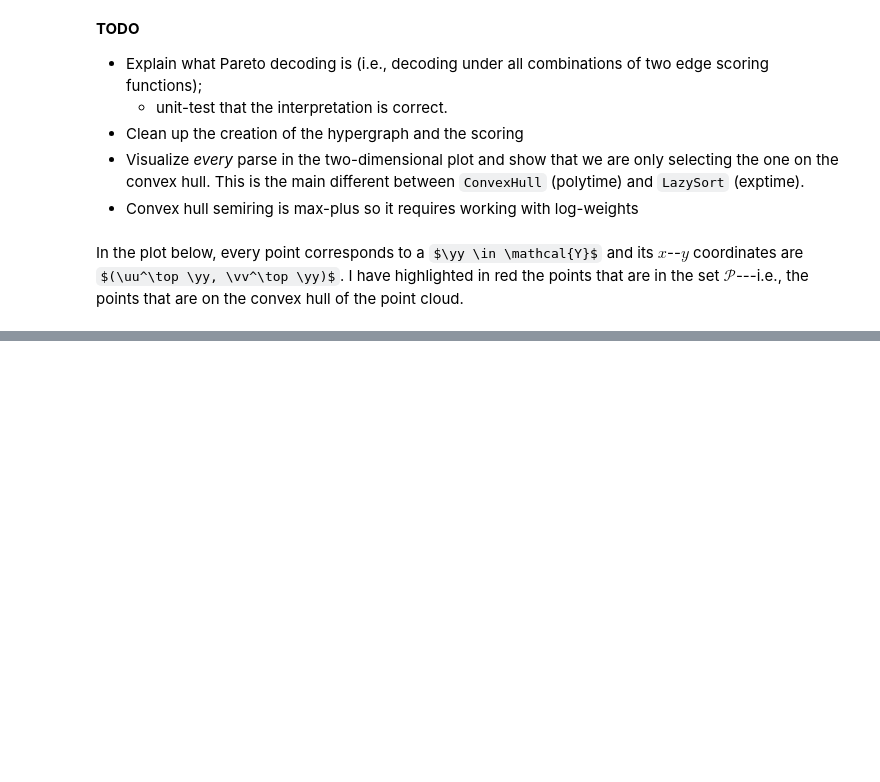
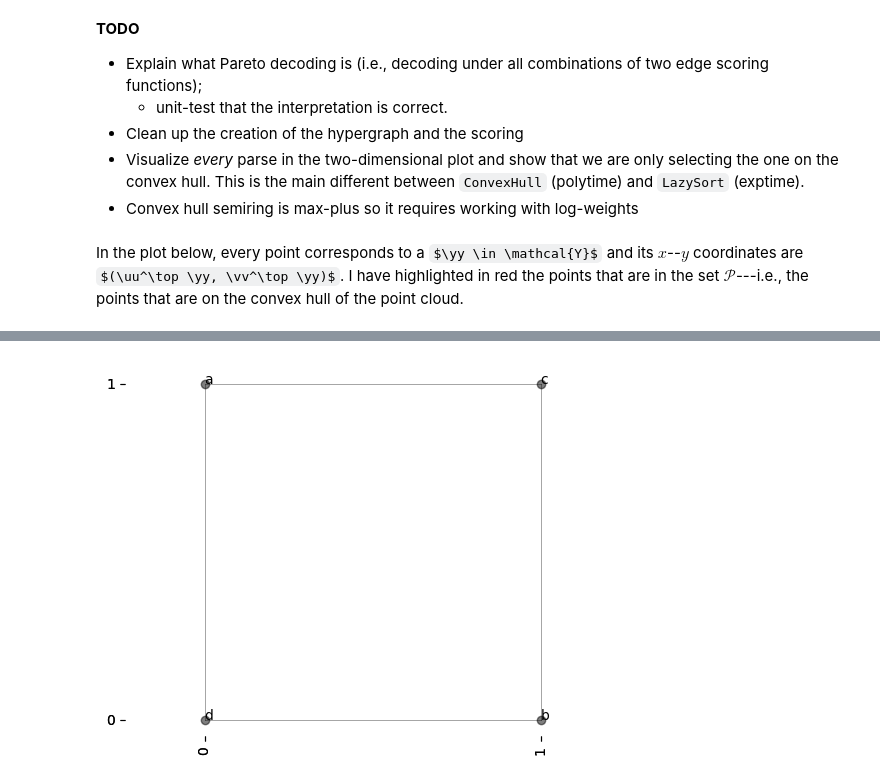
Before and after one commit to timvieira/hypergraphs, a Jupyter notebook: demos/Pareto-decoding.ipynb, the cells around one changed output, grey strips where cells are left out. Cells and saved outputs as stored; diff of their text form; code cells hidden in the pictures; some formulas as TeX source; blank space fills up the shorter version.

```diff
--- a/demos/Pareto-decoding.ipynb
+++ b/demos/Pareto-decoding.ipynb
@@ -152,0 +288,9 @@ psource(Point)
+# %%
+a = ConvexHull([Point(0,1,'a')])
+b = ConvexHull([Point(1,0,'b')])
+c = ConvexHull([Point(1,1,'c')])
+d = ConvexHull([Point(0,0,'d')])
+# %%
+(a + b + c + d).draw()
+# %% [output]
+[figure, added]
```
Also changed, not shown: parts of 5 cells of this notebook, 9 other files.
